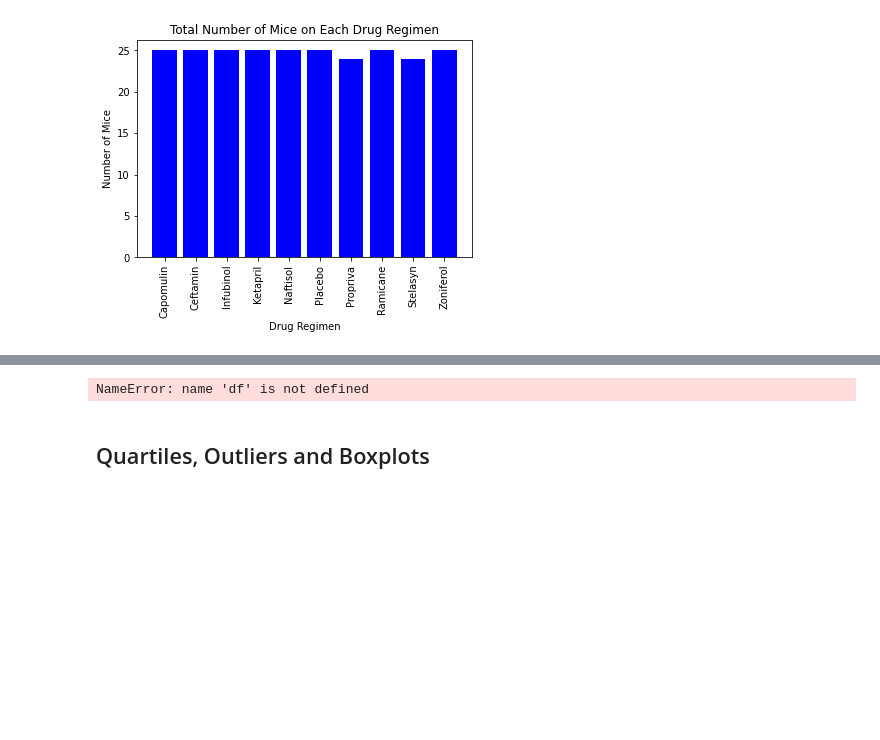
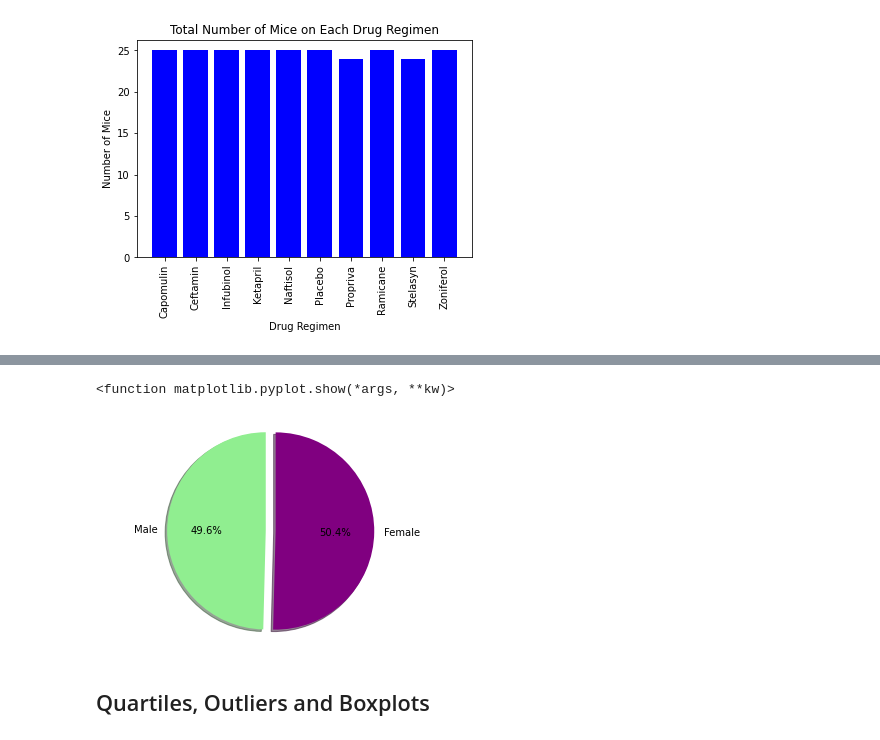
Before and after one commit to Courtneyrobison3/matplotlib-challenge, a Jupyter notebook: pymaceuticals_starter.ipynb, the cells around one changed output, grey strips where cells are left out. Saved outputs shown, nothing was run; the diff lists cells and outputs as text; code cells hidden in the pictures; blank space fills up the shorter version.

```diff
--- a/pymaceuticals_starter.ipynb
+++ b/pymaceuticals_starter.ipynb
@@ -229,8 +223,15 @@ plt.show()
 # %%
 # Generate a pie plot showing the distribution of female versus male mice using pyplot
-#plot = df.plot.pie(y='mass', figsize=(5, 5))
+labels = 'Male', 'Female'
+explode = (0,0.1)
+colors = ['lightgreen', 'purple']
+plt.pie(MouseID, explode=explode, colors=colors, labels=labels, autopct='%1.1f%%',
+        shadow=True, startangle=90)
+plt.axis('equal')
+plt.show
 # %% [output]
-NameError: name 'df' is not defined
+<function matplotlib.pyplot.show(*args, **kw)>
+[figure, added]
 # %% [markdown]
 ## Quartiles, Outliers and Boxplots
 # %%
```
Also changed, not shown: parts of 2 cells of this notebook.
